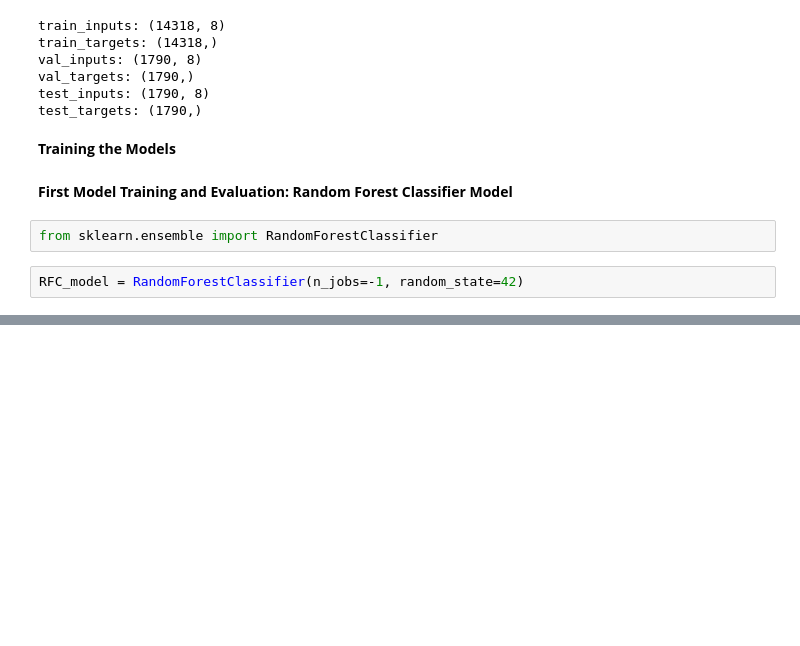
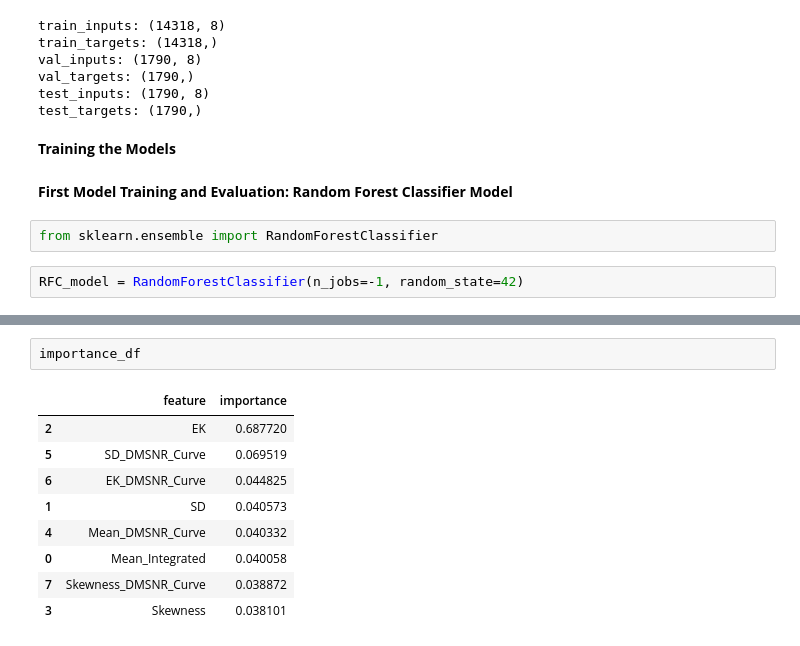
Before and after one commit to Rey-commits/AI-Computer_Vision_Projects, a Jupyter notebook: 11_Pulsar_Star_Prediction/Pulsar_Star_Prediction.ipynb, the cells around one changed output, grey strips where cells are left out. Cells and saved outputs as stored; diff of their text form; blank space fills up the shorter version.

```diff
--- a/11_Pulsar_Star_Prediction/Pulsar_Star_Prediction.ipynb
+++ b/11_Pulsar_Star_Prediction/Pulsar_Star_Prediction.ipynb
@@ -470,0 +517,12 @@ importance_df
+# %%
+importance_df
+# %% [output]
+|  | feature | importance |
+| 2 | EK | 0.687720 |
+| 5 | SD_DMSNR_Curve | 0.069519 |
+| 6 | EK_DMSNR_Curve | 0.044825 |
+| 1 | SD | 0.040573 |
+| 4 | Mean_DMSNR_Curve | 0.040332 |
+| 0 | Mean_Integrated | 0.040058 |
+| 7 | Skewness_DMSNR_Curve | 0.038872 |
+| 3 | Skewness | 0.038101 |
```
Also changed, not shown: parts of 8 cells of this notebook.
